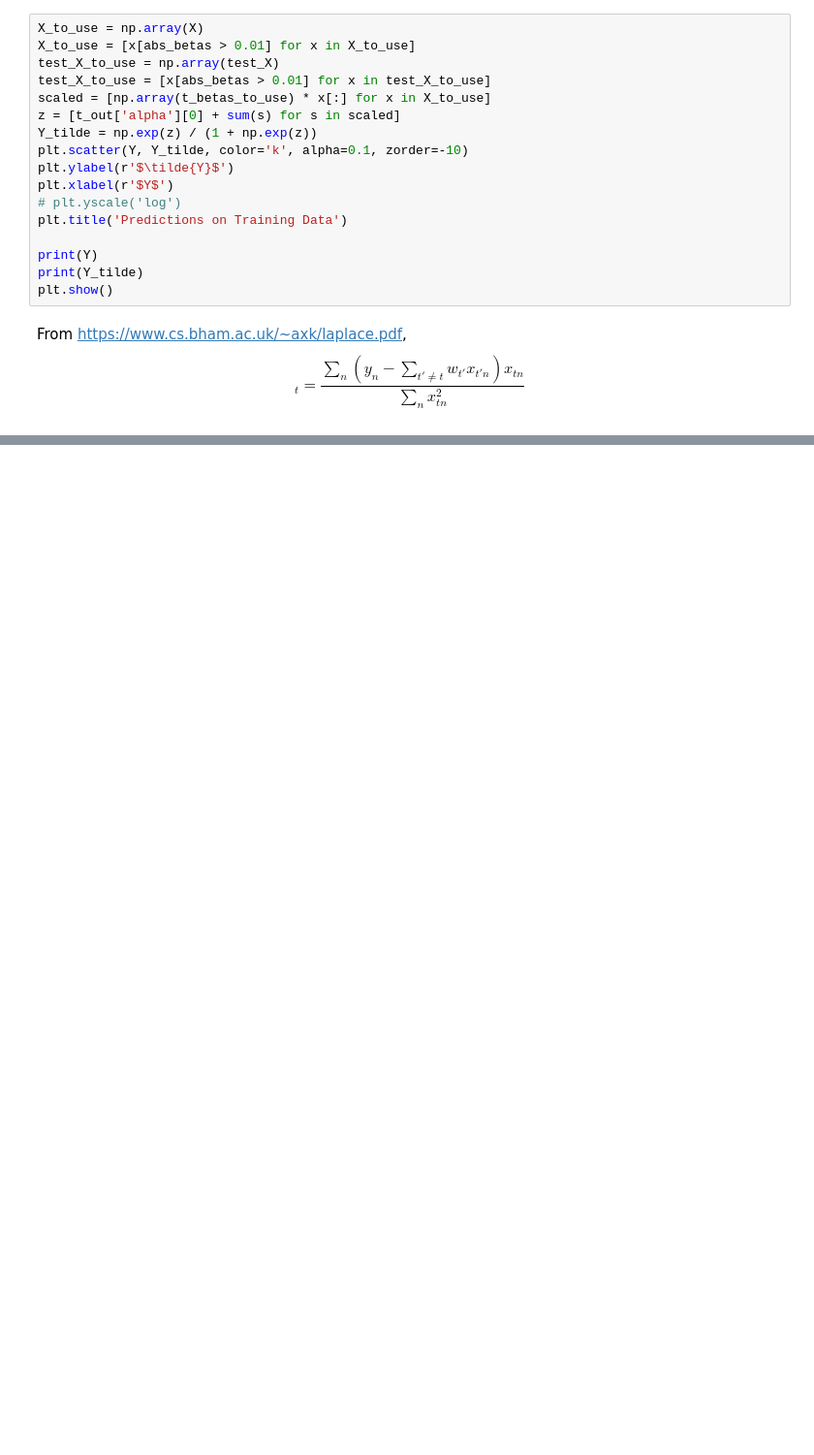
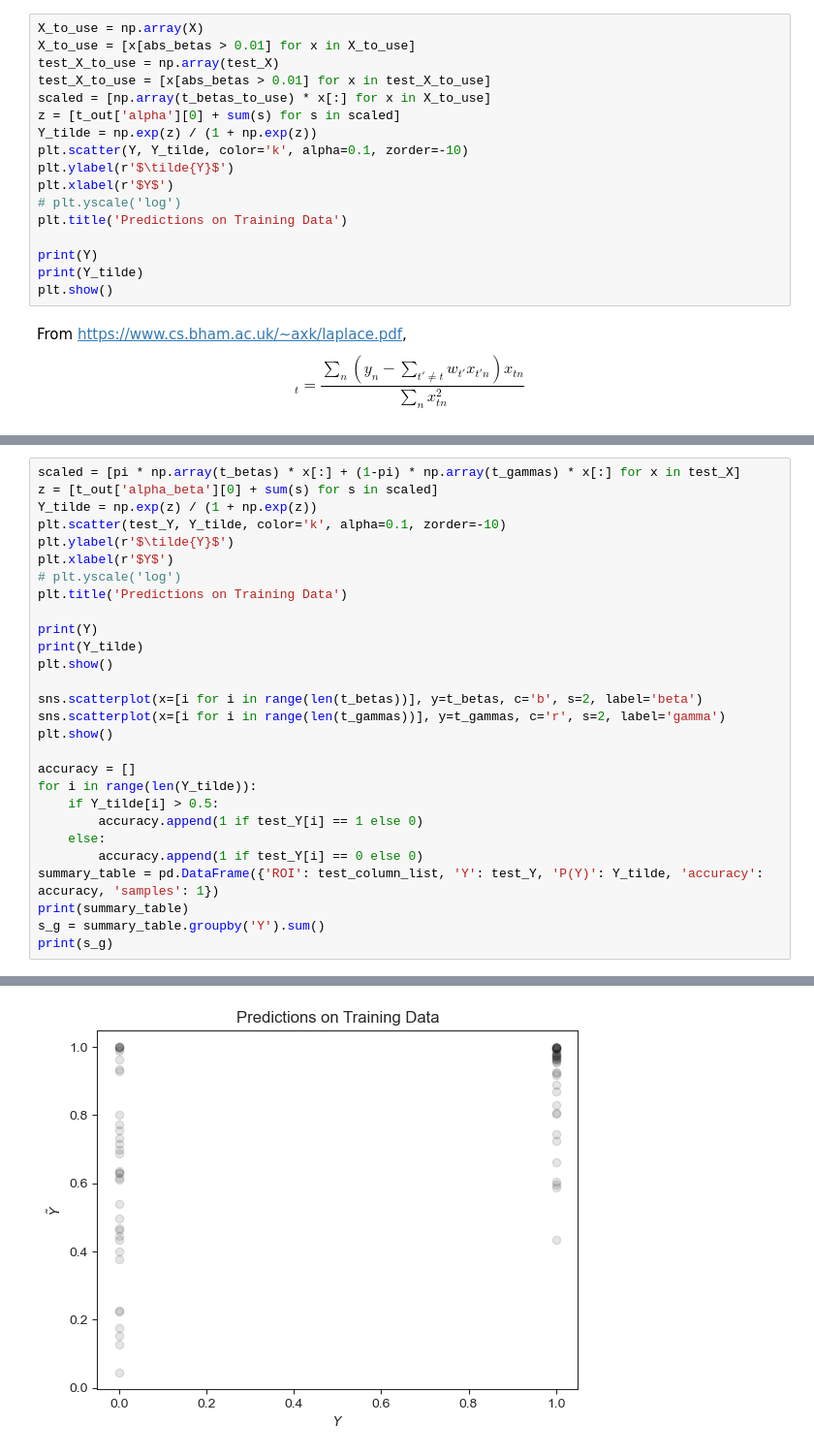
Before and after one commit to CamLunn/Bayesian-Logistic-Regression-Kidney-Disease, a Jupyter notebook: model_notebook_1.ipynb, the cells around one changed output, grey strips where cells are left out. Shown at 97% size. Cells and saved outputs as stored; diff of their text form; blank space fills up the shorter version.

```diff
--- a/model_notebook_1.ipynb
+++ b/model_notebook_1.ipynb
@@ -384,0 +480,29 @@ plt.show()
+# %%
+scaled = [pi * np.array(t_betas) * x[:] + (1-pi) * np.array(t_gammas) * x[:] for x in test_X]
+z = [t_out['alpha_beta'][0] + sum(s) for s in scaled]
+Y_tilde = np.exp(z) / (1 + np.exp(z))
+plt.scatter(test_Y, Y_tilde, color='k', alpha=0.1, zorder=-10)
+plt.ylabel(r'$\tilde{Y}$')
+plt.xlabel(r'$Y$')
+# plt.yscale('log')
+plt.title('Predictions on Training Data')
+
+print(Y)
+print(Y_tilde)
+plt.show()
+
+sns.scatterplot(x=[i for i in range(len(t_betas))], y=t_betas, c='b', s=2, label='beta')
+sns.scatterplot(x=[i for i in range(len(t_gammas))], y=t_gammas, c='r', s=2, label='gamma')
+plt.show()
+
+accuracy = []
+for i in range(len(Y_tilde)):
+    if Y_tilde[i] > 0.5:
+        accuracy.append(1 if test_Y[i] == 1 else 0)
+    else:
+        accuracy.append(1 if test_Y[i] == 0 else 0)
+summary_table = pd.DataFrame({'ROI': test_column_list, 'Y': test_Y, 'P(Y)': Y_tilde, 'accuracy': accuracy, 'samples': 1})
+print(summary_table)
+s_g = summary_table.groupby('Y').sum()
+print(s_g)
+# %% [output]
@@ -384,0 +522 @@ plt.show()
+[figure, added]
```
Also changed, not shown: parts of 23 cells of this notebook, 7 other files.
